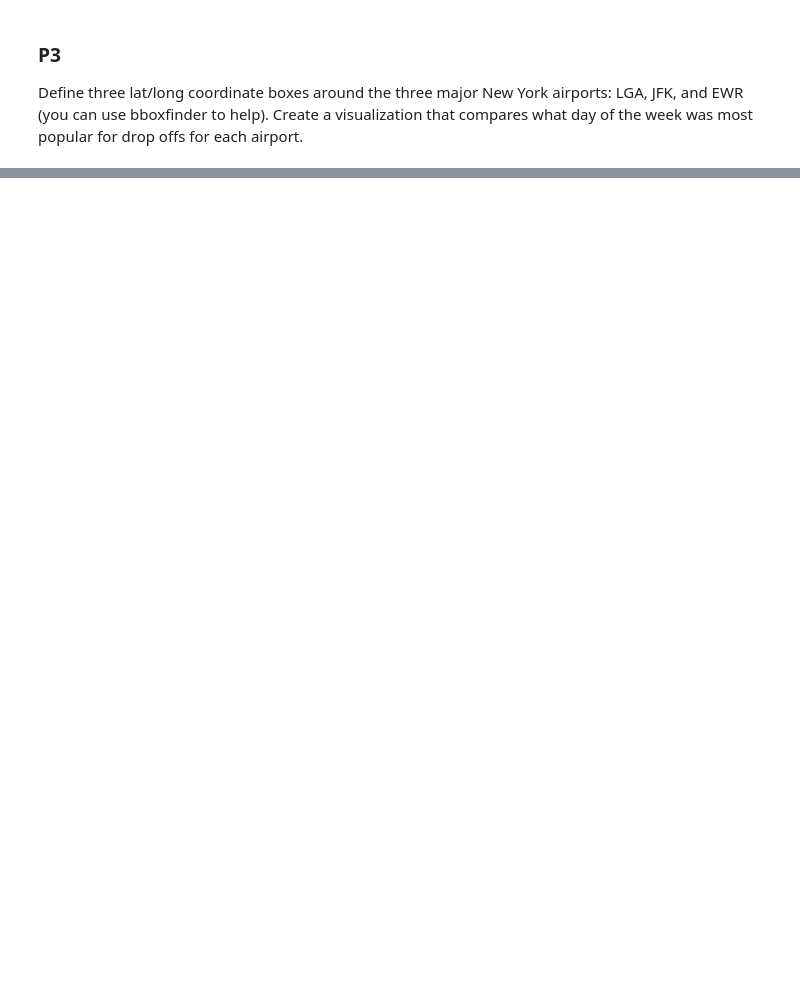
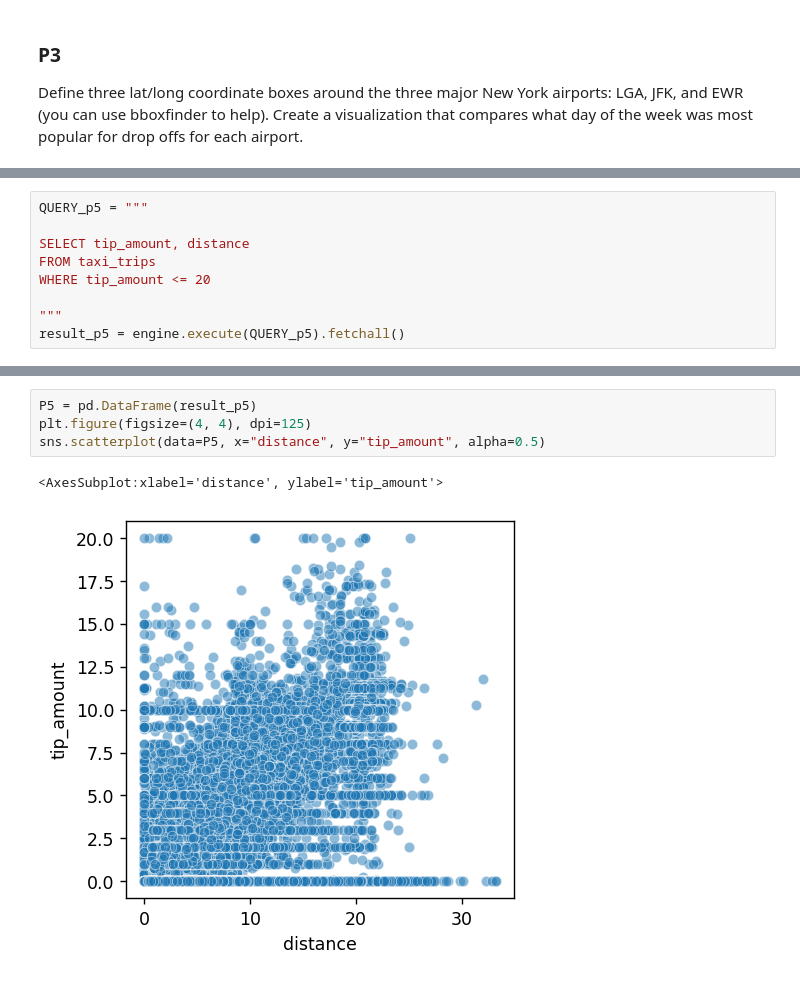
Before and after one commit to NicoleLi822/Final-Project, a Jupyter notebook: Final Project.ipynb, the cells around one changed output, grey strips where cells are left out. Saved outputs shown, nothing was run; the diff lists cells and outputs as text; blank space fills up the shorter version.

```diff
--- a/Final Project.ipynb
+++ b/Final Project.ipynb
@@ -792,0 +1193,9 @@ sns.barplot(data=JFK, x="WeekNumber", y="trips")
+# %%
+QUERY_p5 = """
+
+SELECT tip_amount, distance
+FROM taxi_trips
+WHERE tip_amount <= 20
+
+"""
+result_p5 = engine.execute(QUERY_p5).fetchall()
@@ -792,0 +1204,7 @@ sns.barplot(data=JFK, x="WeekNumber", y="trips")
+# %%
+P5 = pd.DataFrame(result_p5)
+plt.figure(figsize=(4, 4), dpi=125)
+sns.scatterplot(data=P5, x="distance", y="tip_amount", alpha=0.5)
+# %% [output]
+<AxesSubplot:xlabel='distance', ylabel='tip_amount'>
+[figure, added]
```
Also changed, not shown: parts of 99 cells of this notebook, 17 other files.
